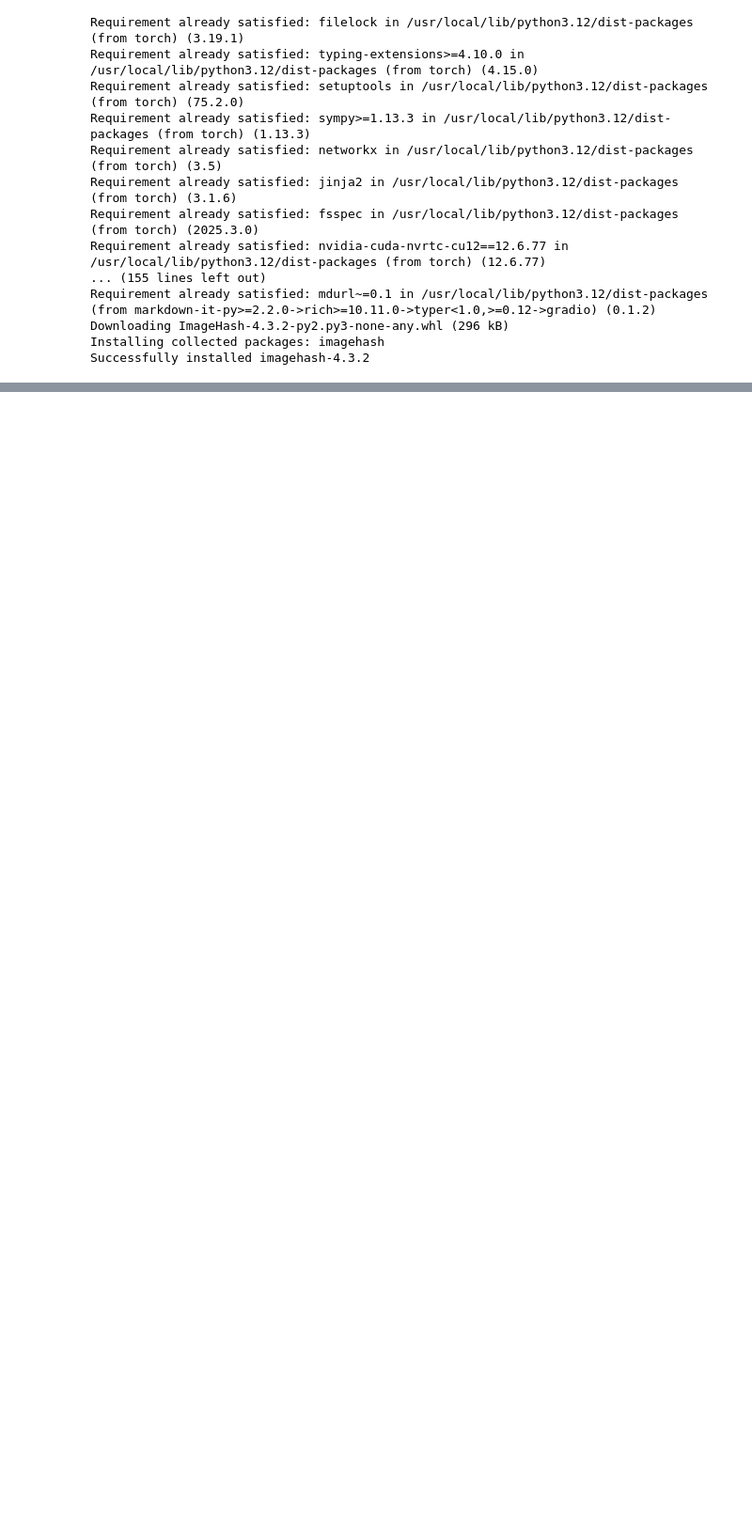
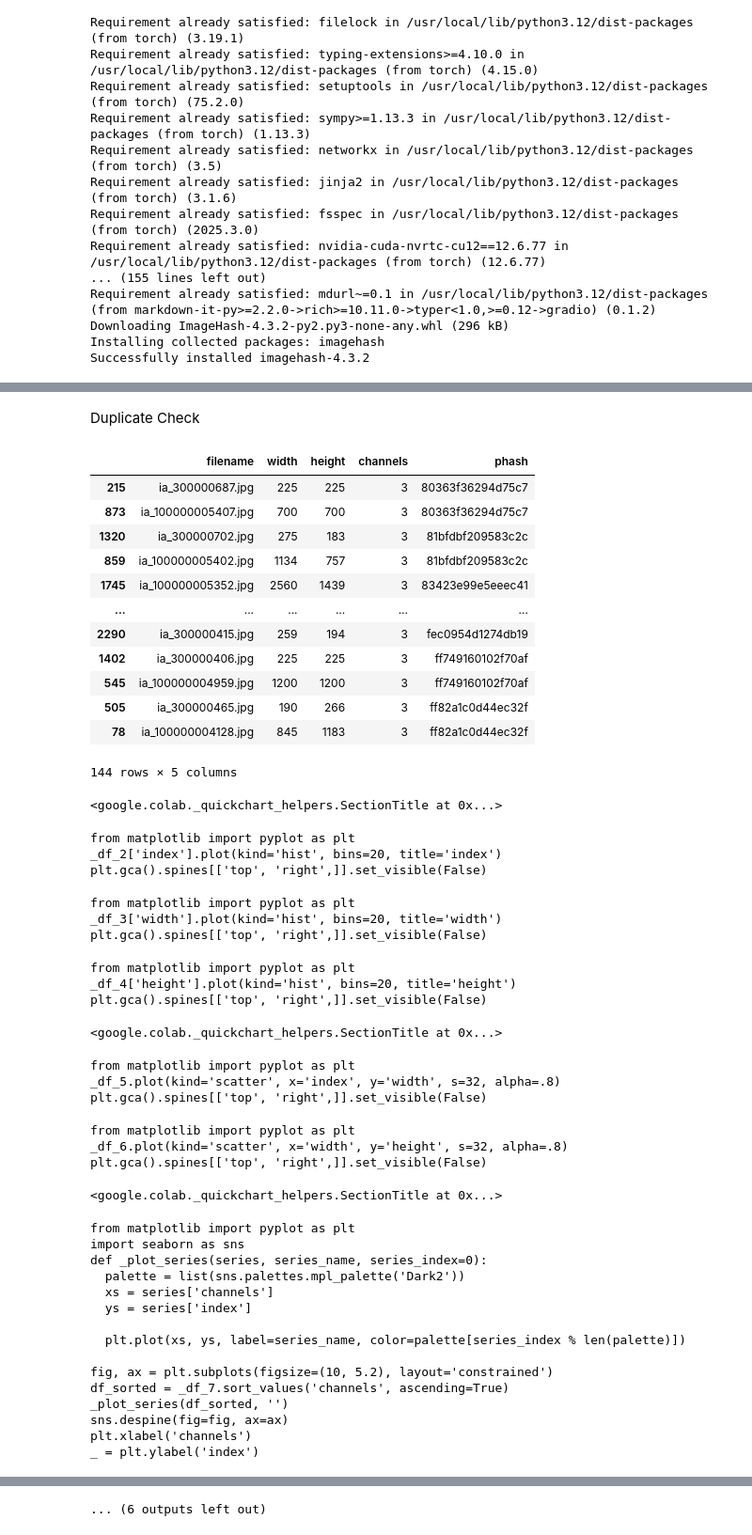
Before and after one commit to HaswanthVIT/BakeScape, a Jupyter notebook: BakeScape.ipynb, the cells around one changed output, grey strips where cells are left out. Shown at 94% size. Saved outputs shown, nothing was run; the diff lists cells and outputs as text; code cells hidden in the pictures; blank space fills up the shorter version.

```diff
--- a/BakeScape.ipynb
+++ b/BakeScape.ipynb
@@ -31,0 +112,25 @@ Successfully installed imagehash-4.3.2
+# %%
+import os
+import cv2
+import pandas as pd
+import imagehash
+from PIL import Image
+
+raw_dir = "data/raw/"
+files = [f for f in os.listdir(raw_dir) if f.lower().endswith(('.jpg','.jpeg','.png'))]
+
+records = []
+for f in files:
+    path = os.path.join(raw_dir, f)
+    try:
+        img = cv2.imread(path)
+        h, w, c = img.shape
+        # perceptual hash for duplicate check
+        phash = str(imagehash.phash(Image.open(path)))
+        records.append([f, w, h, c, phash])
+    except:
+        print("Corrupted:", f)
+
+df = pd.DataFrame(records, columns=["filename","width","height","channels","phash"])
+df.to_csv("data_index.csv", index=False)
+df.head()
@@ -31,0 +163,52 @@ Successfully installed imagehash-4.3.2
+# %% [markdown]
+Duplicate Check
+# %%
+dupes = df[df.duplicated("phash", keep=False)].sort_values("phash")
+dupes
+# %% [output]
+|  | filename | width | height | channels | phash |
+| 215 | ia_300000687.jpg | 225 | 225 | 3 | 80363f36294d75c7 |
+| 873 | ia_100000005407.jpg | 700 | 700 | 3 | 80363f36294d75c7 |
+| 1320 | ia_300000702.jpg | 275 | 183 | 3 | 81bfdbf209583c2c |
+| 859 | ia_100000005402.jpg | 1134 | 757 | 3 | 81bfdbf209583c2c |
+| 1745 | ia_100000005352.jpg | 2560 | 1439 | 3 | 83423e99e5eeec41 |
+| ... | ... | ... | ... | ... | ... |
+| 2290 | ia_300000415.jpg | 259 | 194 | 3 | fec0954d1274db19 |
+| 1402 | ia_300000406.jpg | 225 | 225 | 3 | ff749160102f70af |
+| 545 | ia_100000004959.jpg | 1200 | 1200 | 3 | ff749160102f70af |
+| 505 | ia_300000465.jpg | 190 | 266 | 3 | ff82a1c0d44ec32f |
+| 78 | ia_100000004128.jpg | 845 | 1183 | 3 | ff82a1c0d44ec32f |
+144 rows × 5 columns
+<google.colab._quickchart_helpers.SectionTitle at 0x...>
+from matplotlib import pyplot as plt
+_df_2['index'].plot(kind='hist', bins=20, title='index')
+plt.gca().spines[['top', 'right',]].set_visible(False)
+from matplotlib import pyplot as plt
+_df_3['width'].plot(kind='hist', bins=20, title='width')
+plt.gca().spines[['top', 'right',]].set_visible(False)
+from matplotlib import pyplot as plt
+_df_4['height'].plot(kind='hist', bins=20, title='height')
+plt.gca().spines[['top', 'right',]].set_visible(False)
+<google.colab._quickchart_helpers.SectionTitle at 0x...>
+from matplotlib import pyplot as plt
+_df_5.plot(kind='scatter', x='index', y='width', s=32, alpha=.8)
+plt.gca().spines[['top', 'right',]].set_visible(False)
+from matplotlib import pyplot as plt
+_df_6.plot(kind='scatter', x='width', y='height', s=32, alpha=.8)
+plt.gca().spines[['top', 'right',]].set_visible(False)
+<google.colab._quickchart_helpers.SectionTitle at 0x...>
+from matplotlib import pyplot as plt
+import seaborn as sns
+def _plot_series(series, series_name, series_index=0):
+  palette = list(sns.palettes.mpl_palette('Dark2'))
+  xs = series['channels']
+  ys = series['index']
+
+  plt.plot(xs, ys, label=series_name, color=palette[series_index % len(palette)])
+
+fig, ax = plt.subplots(figsize=(10, 5.2), layout='constrained')
+df_sorted = _df_7.sort_values('channels', ascending=True)
+_plot_series(df_sorted, '')
+sns.despine(fig=fig, ax=ax)
+plt.xlabel('channels')
+_ = plt.ylabel('index')
@@ -31,0 +230 @@ Successfully installed imagehash-4.3.2
+... (6 outputs left out)
```
Also changed, not shown: parts of 22 cells of this notebook.
